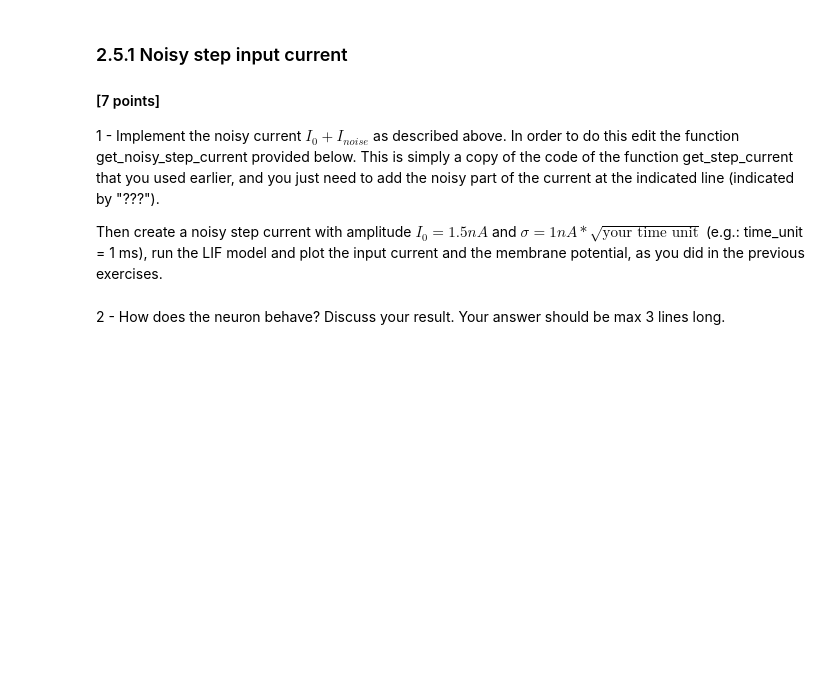
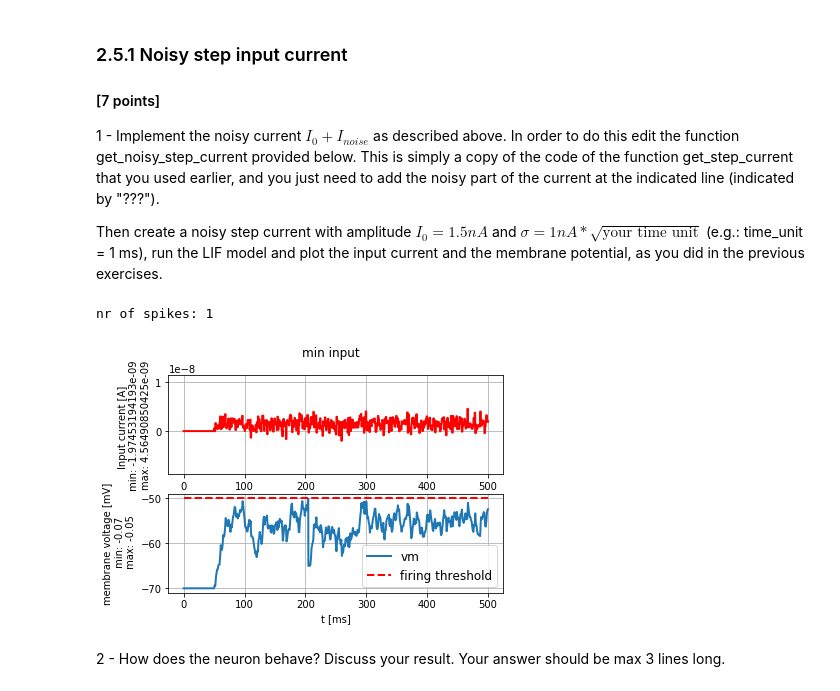
Before and after one commit to fedeflo2/Bestbio1, a Jupyter notebook: Ex2_firstName_lastName_000.ipynb, the cells around one changed output. Cells and saved outputs as stored; diff of their text form; code cells hidden in the pictures; blank space fills up the shorter version.

```diff
--- a/Ex2_firstName_lastName_000.ipynb
+++ b/Ex2_firstName_lastName_000.ipynb
@@ -349,35 +346,38 @@ def get_noisy_step_current(t_start, t_end, unit_time, amplitude, sigma, append_z
         "amplitude must have the dimension of current e.g. brian2.uamp"
 
     tmp_size = 1 + t_end  # +1 for t=0
     if append_zero:
         tmp_size += 1
     tmp = np.zeros((tmp_size, 1)) * b2.amp
 
-    tmp[t_start:t_end] = amplitude + ???
+    tmp[t_start:t_end] = amplitude + sigma*np.expand_dims(np.random.randn(t_end-t_start),1)/np.sqrt(unit_time)
     # Use np.random.randn(...) for generating random numbers
     # Pay attention the correct scaling (variance) of the noise with respect to unit_time (see formulas above)
 
     curr = b2.TimedArray(tmp, dt= unit_time)
     return curr
 
 # -------------------
 amplitude = 1.5*b2.nA
 time_unit = 1.*b2.ms
 time_step = 1.*b2.ms
-sigma = ???
+sigma = 1.*b2.namp *np.sqrt(time_unit)
 
 # Create a noisy step current
 noisy_step_current = get_noisy_step_current(t_start=50, t_end=500, unit_time = time_step,
                                             amplitude= amplitude, sigma = sigma)
 
 # Run the LIF model
 (state_monitor,spike_monitor) = LIF.simulate_LIF_neuron(input_current=noisy_step_current, \
                                                         simulation_time = 500*b2.ms)
 
 # plot I and vm
 plot_tools.plot_voltage_and_current_traces(state_monitor, noisy_step_current, title="min input", \
                                            firing_threshold=LIF.FIRING_THRESHOLD)
 print("nr of spikes: {}".format(spike_monitor.count[0]))
+# %% [output]
+nr of spikes: 1
+[figure, added]
 # %% [markdown]
 2 - How does the neuron behave? Discuss your result. Your answer should be max 3 lines long.
 # %% [markdown]
```
Also changed, not shown: parts of 15 cells of this notebook.
